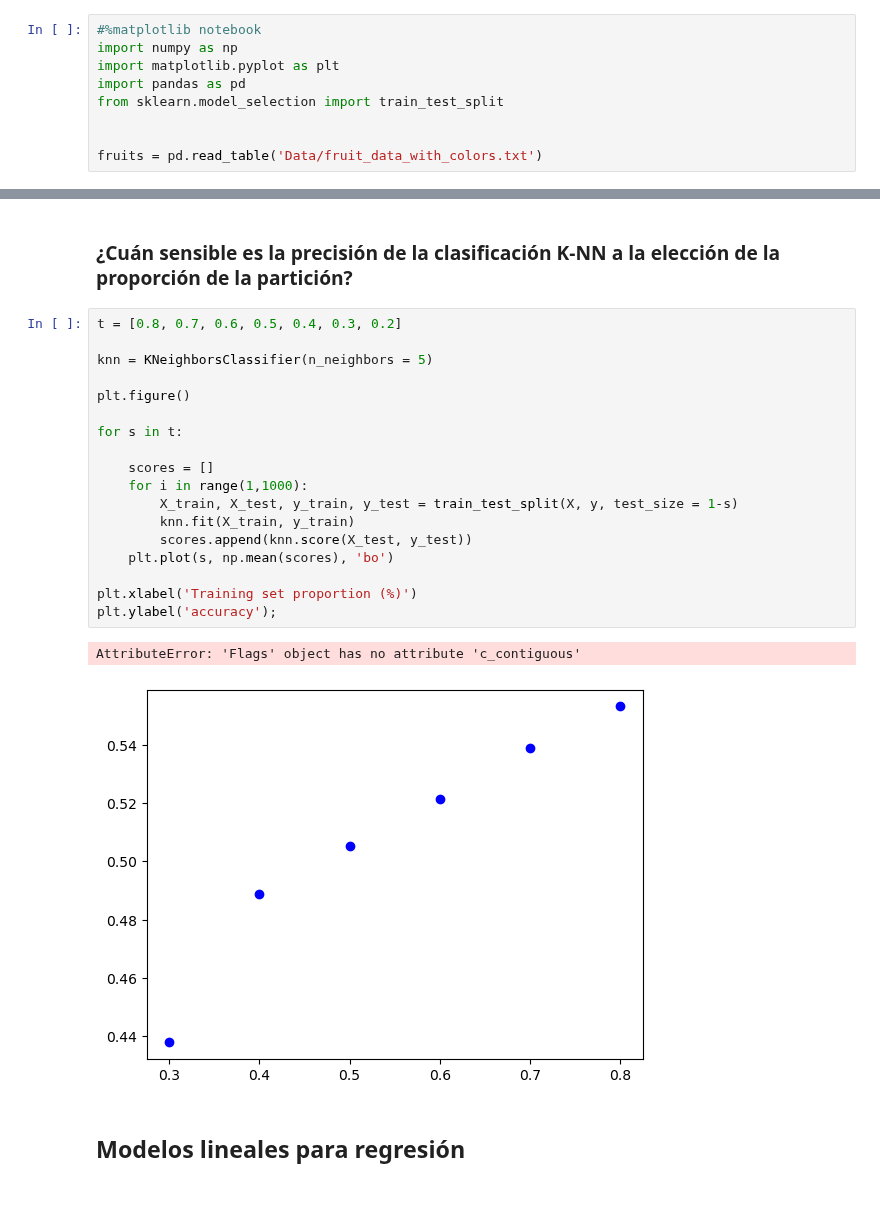
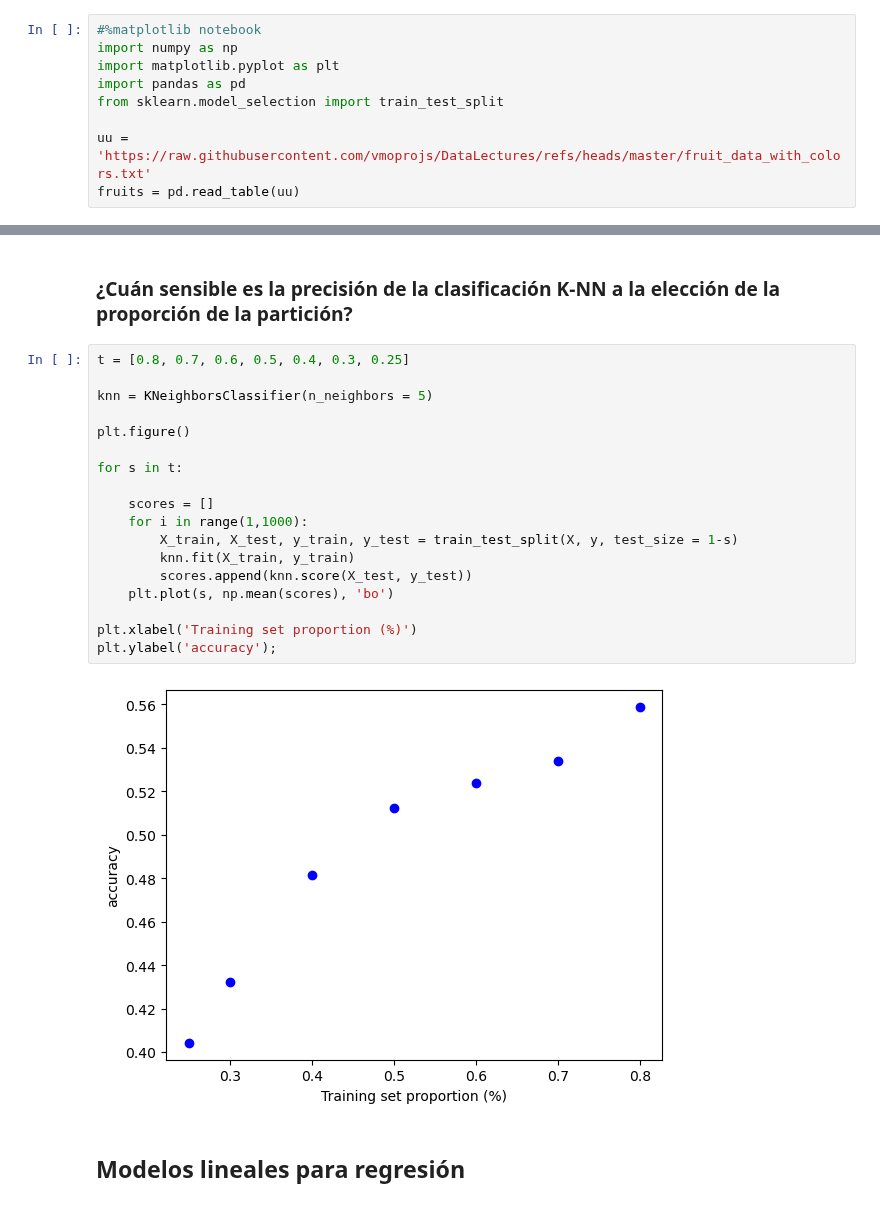
Before and after one commit to vmoprojs/MLPython, a Jupyter notebook: _build/jupyter_execute/AprendizajeSupervisado.ipynb, the cells around one changed output, grey strips where cells are left out. Drawn from its saved outputs; the diff is of its cells as text.

```diff
--- a/_build/jupyter_execute/AprendizajeSupervisado.ipynb
+++ b/_build/jupyter_execute/AprendizajeSupervisado.ipynb
@@ -16,8 +12,8 @@ import matplotlib.pyplot as plt
 import pandas as pd
 from sklearn.model_selection import train_test_split
 
-
-fruits = pd.read_table('Data/fruit_data_with_colors.txt')
+uu = 'https://raw.githubusercontent.com/vmoprojs/DataLectures/refs/heads/master/fruit_data_with_colors.txt'
+fruits = pd.read_table(uu)
 # %%
 fruits.head()
 # %% [output]
@@ -127,26 +123,25 @@ plt.xticks([0,5,10,15,20]);
 # %% [markdown]
 ### ¿Cuán sensible es la precisión de la clasificación K-NN a la elección de la proporción de la partición?
 # %%
-t = [0.8, 0.7, 0.6, 0.5, 0.4, 0.3, 0.2]
+t = [0.8, 0.7, 0.6, 0.5, 0.4, 0.3, 0.25]
 
 knn = KNeighborsClassifier(n_neighbors = 5)
 
 plt.figure()
 
 for s in t:
 
     scores = []
     for i in range(1,1000):
         X_train, X_test, y_train, y_test = train_test_split(X, y, test_size = 1-s)
         knn.fit(X_train, y_train)
         scores.append(knn.score(X_test, y_test))
     plt.plot(s, np.mean(scores), 'bo')
 
 plt.xlabel('Training set proportion (%)')
 plt.ylabel('accuracy');
 # %% [output]
-AttributeError: 'Flags' object has no attribute 'c_contiguous'
-[figure, old version]
+[figure, new version]
 # %% [markdown]
 ## Modelos lineales para regresión
 # %% [markdown]
```
Also changed, not shown: parts of 6 cells of this notebook, 23 other files.
